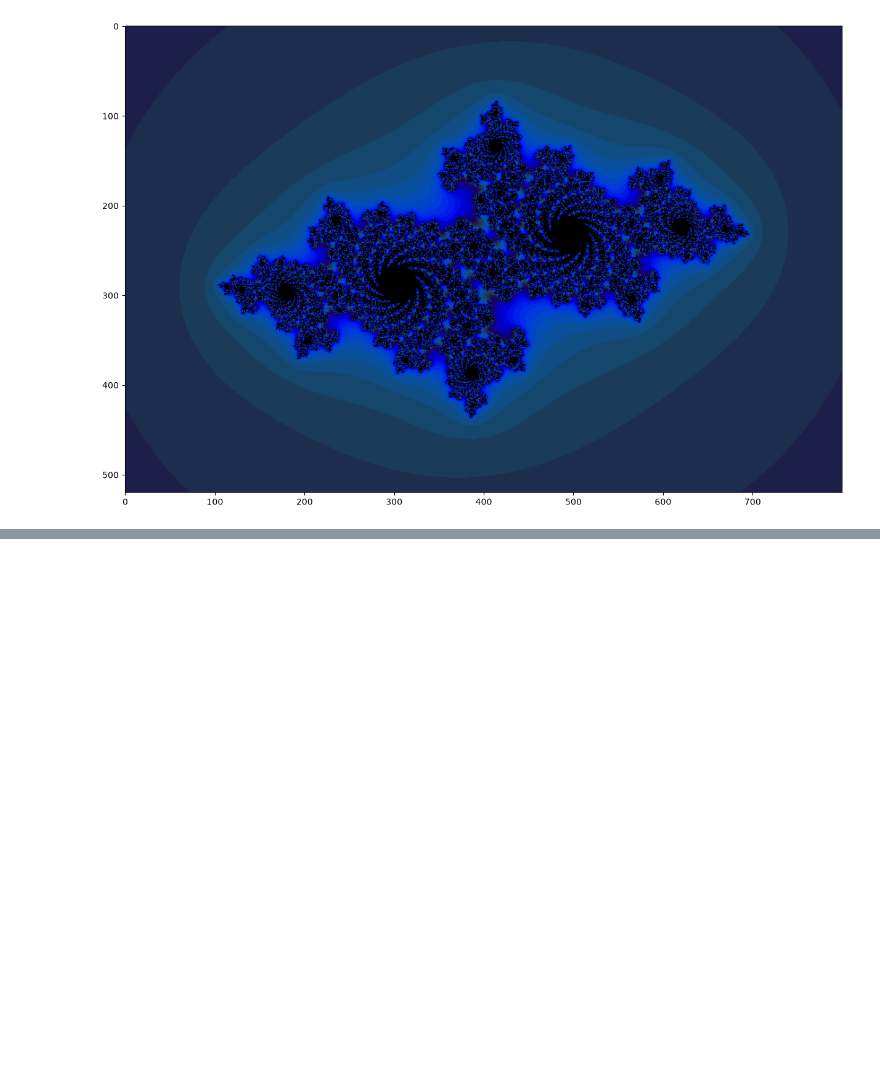
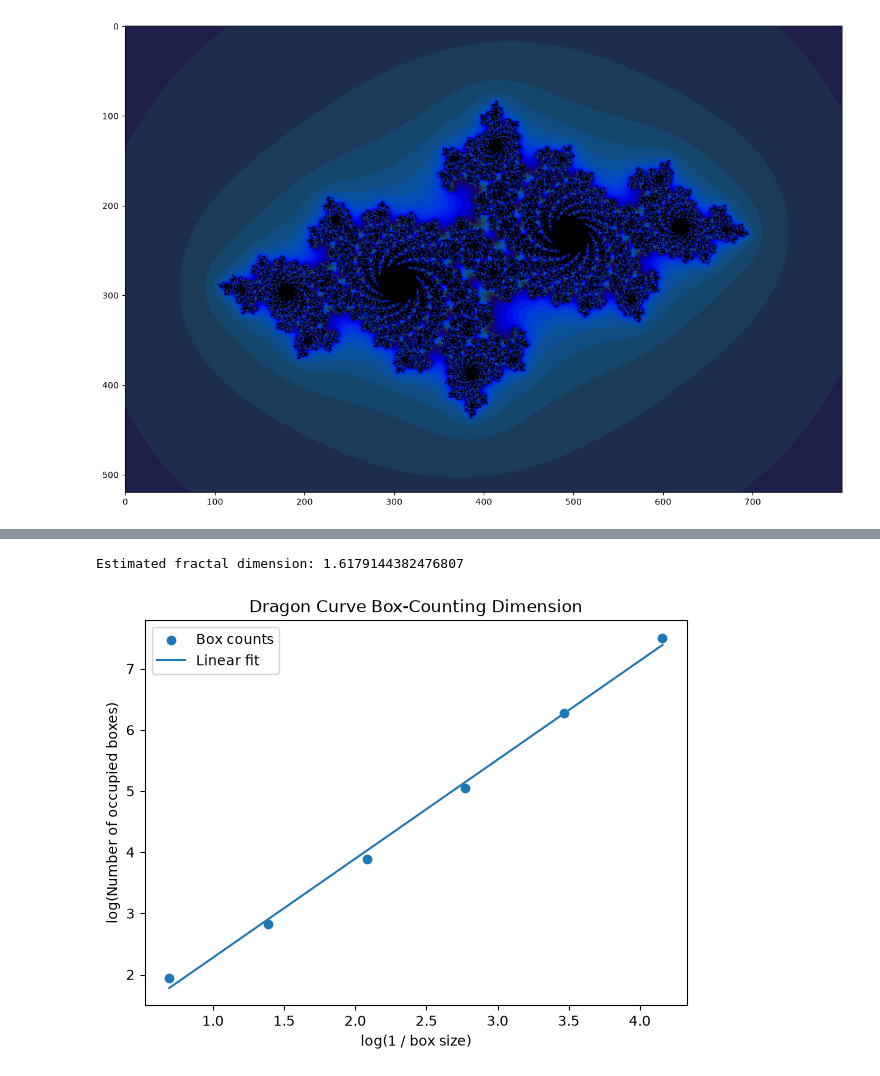
Before and after one commit to skibidiyo/COMP3710_Lab1, a Jupyter notebook: Lab1.ipynb, the cells around one changed output, grey strips where cells are left out. Saved outputs shown, nothing was run; the diff lists cells and outputs as text; code cells hidden in the pictures; blank space fills up the shorter version.

```diff
--- a/Lab1.ipynb
+++ b/Lab1.ipynb
@@ -326,0 +496,77 @@ plt.show()
+# %%
+def box_counting_dimension(points, box_sizes):
+    # Normalise points between 0 and 1
+    min_vals = points.min(dim=0).values
+    max_vals = points.max(dim=0).values
+
+    points = (points - min_vals) / (max_vals - min_vals)
+
+    counts = []
+
+    for box_size in box_sizes:
+        # Find which box each point belongs to
+        boxes = torch.floor(points / box_size).long()
+
+        # Count unique occupied boxes
+        unique_boxes = torch.unique(boxes, dim=0)
+
+        counts.append(len(unique_boxes))
+
+    counts = torch.tensor(
+        counts,
+        dtype=torch.float32,
+        device=points.device
+    )
+
+    return counts
+
+# Generate a detailed Dragon Curve
+points = dragon_curve(15)
+
+# Different box sizes
+box_sizes = torch.tensor(
+    [1/2, 1/4, 1/8, 1/16, 1/32, 1/64],
+    dtype=torch.float32,
+    device=device
+)
+
+# Count occupied boxes
+counts = box_counting_dimension(points, box_sizes)
+
+# Log values
+log_inverse_size = torch.log(1 / box_sizes)
+log_counts = torch.log(counts)
+
+# Fit a straight line using PyTorch
+x = log_inverse_size
+y = log_counts
+
+slope = (
+    ((x - x.mean()) * (y - y.mean())).sum()
+    / ((x - x.mean()) ** 2).sum()
+)
+
+intercept = y.mean() - slope * x.mean()
+
+print("Estimated fractal dimension:", slope.item())
+
+# Move values to CPU for Matplotlib
+x_cpu = x.cpu().numpy()
+y_cpu = y.cpu().numpy()
+
+fit_y = (slope * x + intercept).cpu().numpy()
+
+plt.figure(figsize=(7, 5))
+
+plt.scatter(x_cpu, y_cpu, label="Box counts")
+plt.plot(x_cpu, fit_y, label="Linear fit")
+
+plt.xlabel("log(1 / box size)")
+plt.ylabel("log(Number of occupied boxes)")
+plt.title("Dragon Curve Box-Counting Dimension")
+
+plt.legend()
+plt.show()
+# %% [output]
+Estimated fractal dimension: 1.6179144382476807
+[figure, added]
```
Also changed, not shown: parts of 10 cells of this notebook, 1 other file.
